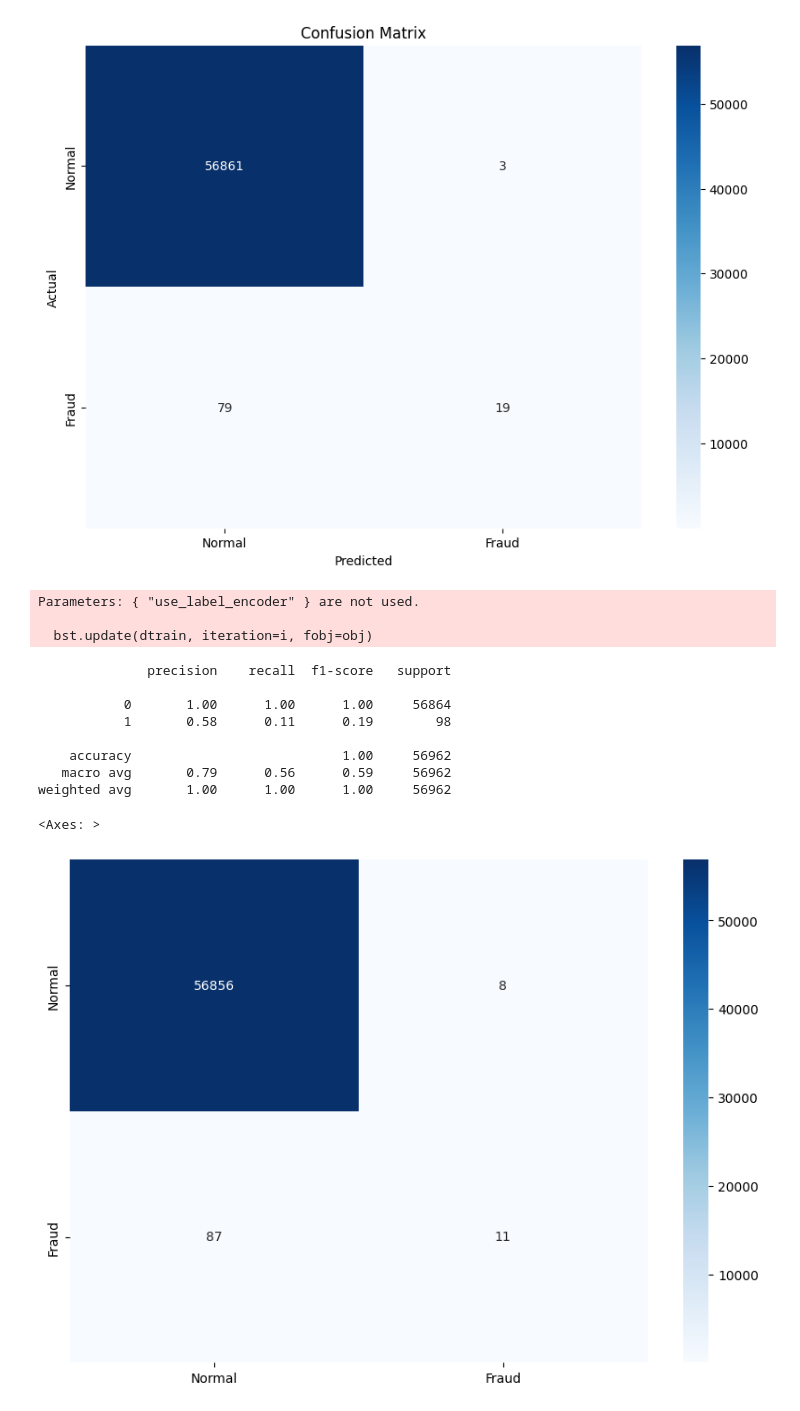
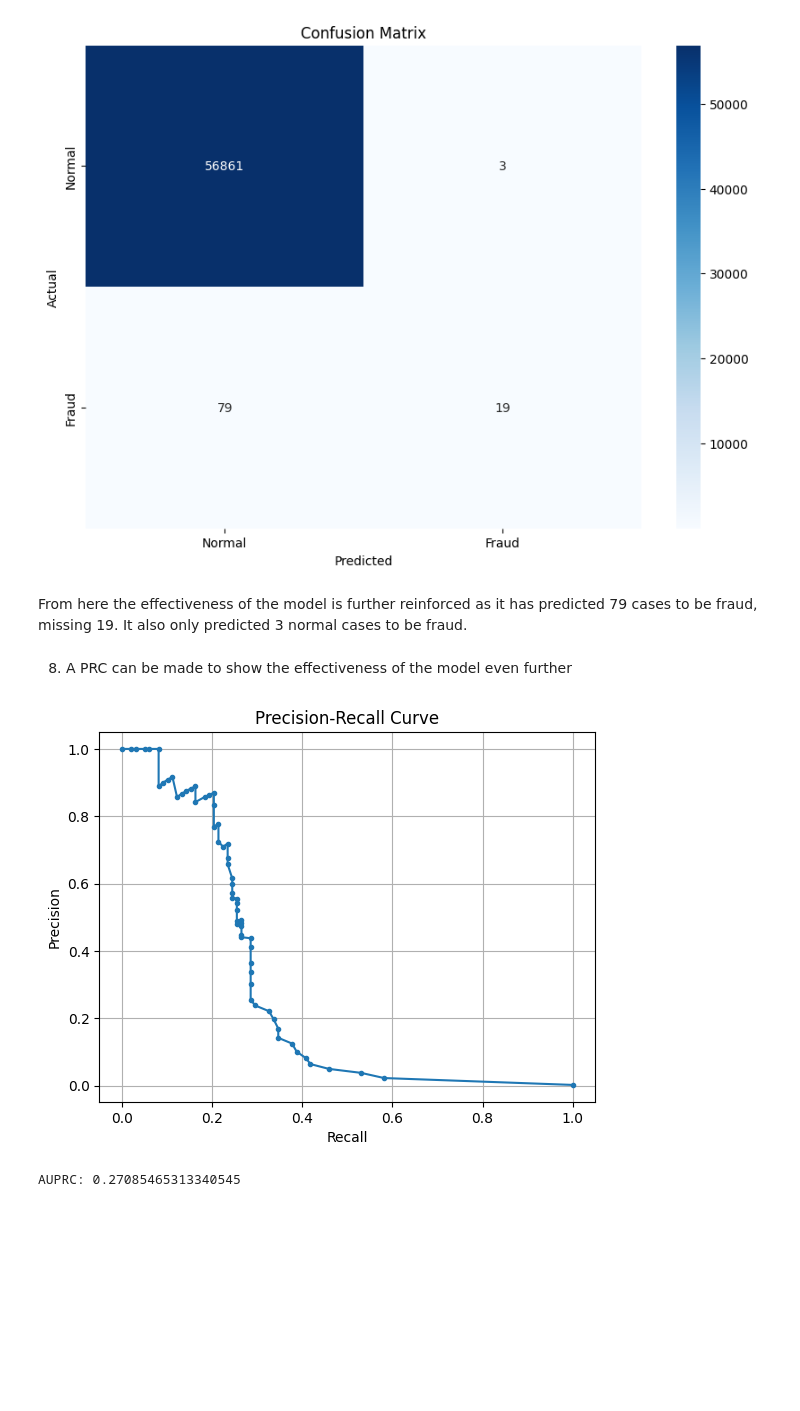
Before and after one commit to Mamun-04/Credit_card_fraud, a Jupyter notebook: credit_card.ipynb, the cells around one changed output. Cells and saved outputs as stored; diff of their text form; code cells hidden in the pictures; blank space fills up the shorter version.

```diff
--- a/credit_card.ipynb
+++ b/credit_card.ipynb
@@ -78,0 +110,8 @@ weighted avg       1.00      1.00      1.00     56962
+# %%
+# Finding the best threshold for classification
+y_scores = model.predict_proba(X_test)[:, 1]
+precision, recall, thresholds = precision_recall_curve(y_test, y_scores)
+f1_scores = 2 * (precision * recall) / (precision + recall)
+best_threshold = thresholds[np.argmax(f1_scores)]
+print(f"Best threshold: {best_threshold}")
+print(f"F1 Score at best threshold: {max(f1_scores)}")
@@ -89,26 +139,25 @@ plt.ylabel('Actual')
 plt.show()
 # %% [output]
 [figure]
-# %%
-from xgboost import XGBClassifier
-xgb_model = XGBClassifier(use_label_encoder=False, eval_metric='logloss', random_state=42)
-xgb_model.fit(X_train, y_train)
-y_pred_xgb = xgb_model.predict(X_test)
-print(classification_report(y_test, y_pred_xgb))
-cm_xgb = confusion_matrix(y_test, y_pred_xgb)
-plt.figure(figsize=(10, 7))
-sns.heatmap(cm_xgb, annot=True, fmt='d', cmap='Blues', xticklabels=['Normal', 'Fraud'], yticklabels=['Normal', 'Fraud'])
-# %% [output]
-Parameters: { "use_label_encoder" } are not used.
-
-  bst.update(dtrain, iteration=i, fobj=obj)
-              precision    recall  f1-score   support
-
-           0       1.00      1.00      1.00     56864
-           1       0.58      0.11      0.19        98
-
-    accuracy                           1.00     56962
-   macro avg       0.79      0.56      0.59     56962
-weighted avg       1.00      1.00      1.00     56962
-<Axes: >
-[figure, removed]
+# %% [markdown]
+From here the effectiveness of the model is further reinforced as it has predicted 79 cases to be fraud, missing 19. It also only predicted 3 normal cases to be fraud.
+# %% [markdown]
+8. A PRC can be made to show the effectiveness of the model even further
+# %%
+import matplotlib.pyplot as plt
+
+plt.plot(recall, precision, marker='.')
+plt.xlabel('Recall')
+plt.ylabel('Precision')
+plt.title('Precision-Recall Curve')
+plt.grid(True)
+plt.show()
+
+
+precision, recall, thresholds = precision_recall_curve(y_test, y_scores)
+auprc = auc(recall, precision)
+
+print("AUPRC:", auprc)
+# %% [output]
+[figure, added]
+AUPRC: 0.27085465313340545
```
Also changed, not shown: parts of 19 cells of this notebook.
